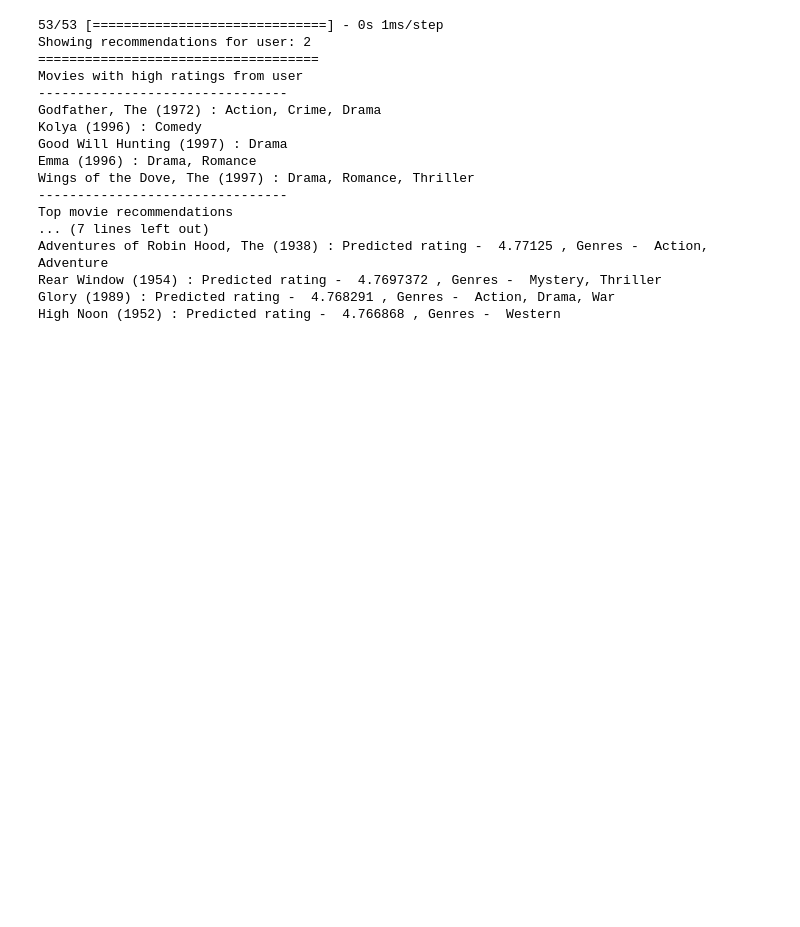
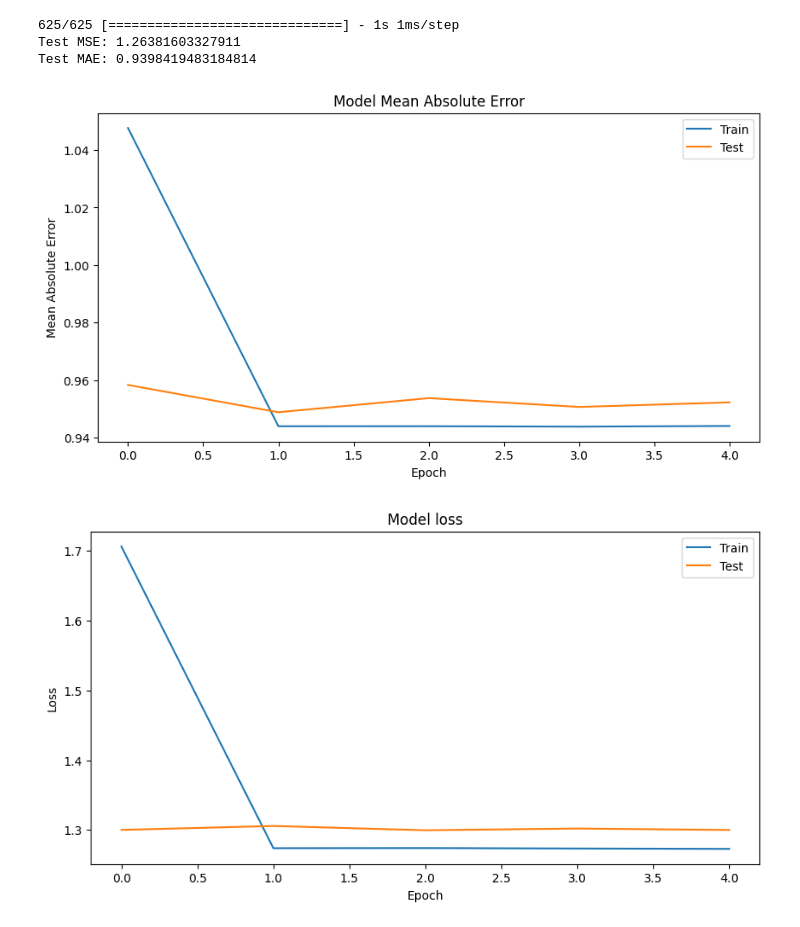
Before and after one commit to Santagar7/NN_CourseProject, a Jupyter notebook: model_training/ncf.ipynb, the cells around one changed output. Cells and saved outputs as stored; diff of their text form; code cells hidden in the pictures; blank space fills up the shorter version.

```diff
--- a/model_training/ncf.ipynb
+++ b/model_training/ncf.ipynb
@@ -23,15 +27,24 @@ num_movies = len(movie2movie_encoded)
 X = ratings[['user', 'movie']].values
 y = ratings['rating'].values
 
-X_train, X_test, y_train, y_test = train_test_split(X, y, test_size=0.1, random_state=42)
+X_train, X_test, y_train, y_test = train_test_split(X, y, test_size=0.2, random_state=42)
 # %%
 user_input = Input(shape=(1,), dtype='int32', name='user')
 movie_input = Input(shape=(1,), dtype='int32', name='movie')
 
-user_embedding = Embedding(output_dim=50, input_dim=num_users, input_length=1, name='user_embedding')(user_input)
-movie_embedding = Embedding(output_dim=50, input_dim=num_movies, input_length=1, name='movie_embedding')(movie_input)
+user_embedding = Embedding(output_dim=50, input_dim=num_users, input_length=1, name='user_embedding', embeddings_regularizer=l2(0.001))(user_input)
+movie_embedding = Embedding(output_dim=50, input_dim=num_movies, input_length=1, name='movie_embedding', embeddings_regularizer=l2(0.001))(movie_input)
 
 user_flatten = Flatten()(user_embedding)
 movie_flatten = Flatten()(movie_embedding)
 
 dot_product = Dot(axes=1)([user_flatten, movie_flatten])
+
+dropout = Dropout(0.5)(dot_product)
+
+dense1 = Dense(128, activation='relu', kernel_regularizer=l2(0.001))(dropout)
+dense2 = Dense(1, kernel_regularizer=l2(0.001))(dense1)
+
+model = Model(inputs=[user_input, movie_input], outputs=dense2)
+
+model.compile(optimizer='adam', loss='mse', metrics=['mae'])
@@ -80,3 +77,37 @@ Test MAE: 0.8285050887227059
+# %%
+# Calculate prediction errors
+y_pred = model.predict([X_test[:, 0], X_test[:, 1]])
+mse = mean_squared_error(y_test, y_pred)
+mae = mean_absolute_error(y_test, y_pred)
+
+print(f'Test MSE: {mse}')
+print(f'Test MAE: {mae}')
+
+# Plot training & validation Mean Absolute Error values
+plt.figure(figsize=(10, 5))
+plt.plot(history.history['mae'])
+plt.plot(history.history['val_mae'])
+plt.title('Model Mean Absolute Error')
+plt.ylabel('Mean Absolute Error')
+plt.xlabel('Epoch')
+plt.legend(['Train', 'Test'], loc='upper right')
+plt.show()
+
+# Plot training & validation loss values
+plt.figure(figsize=(10, 5))
+plt.plot(history.history['loss'])
+plt.plot(history.history['val_loss'])
+plt.title('Model loss')
+plt.ylabel('Loss')
+plt.xlabel('Epoch')
+plt.legend(['Train', 'Test'], loc='upper right')
+plt.show()
+# %% [output]
+625/625 [==============================] - 1s 1ms/step
+Test MSE: 1.26381603327911
+Test MAE: 0.9398419483184814
+[figure, added]
+[figure, added]
 # %%
 def get_genres(row):
     return ', '.join([col for col in movie_cols[5:] if row[col]])
@@ -151,23 +180,5 @@ ratings_new = ratings.filter()
 # %%
 recommend_movies(user_id=2, num_recommendations=10)
-# %% [output]
-53/53 [==============================] - 0s 1ms/step
-Showing recommendations for user: 2
-====================================
-Movies with high ratings from user
---------------------------------
-Godfather, The (1972) : Action, Crime, Drama
-Kolya (1996) : Comedy
-Good Will Hunting (1997) : Drama
-Emma (1996) : Drama, Romance
-Wings of the Dove, The (1997) : Drama, Romance, Thriller
---------------------------------
-Top movie recommendations
-... (7 lines left out)
-Adventures of Robin Hood, The (1938) : Predicted rating -  4.77125 , Genres -  Action, Adventure
-Rear Window (1954) : Predicted rating -  4.7697372 , Genres -  Mystery, Thriller
-Glory (1989) : Predicted rating -  4.768291 , Genres -  Action, Drama, War
-High Noon (1952) : Predicted rating -  4.766868 , Genres -  Western
 # %%
 def print_user_ratings(user_id):
     user_movies = ratings[ratings['user_id'] == user_id].movie_id.values
```
Also changed, not shown: parts of 7 cells of this notebook, 6 other files.
